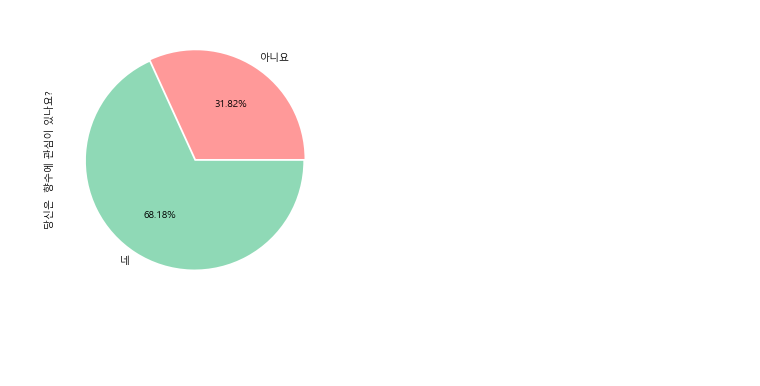
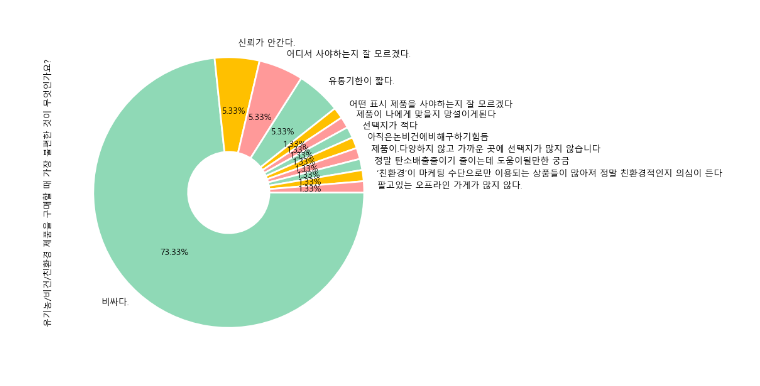
Before and after one commit to JJongSSu/Study, a Jupyter notebook: 01명호/mbti.ipynb, the cells around one changed output. Cells and saved outputs as stored; diff of their text form; code cells hidden in the pictures; blank space fills up the shorter version.

```diff
--- a/01명호/mbti.ipynb
+++ b/01명호/mbti.ipynb
@@ -11,6 +12,6 @@ rc('font',family=font_name)
 import warnings
 warnings.filterwarnings('ignore')
 # %%
-red = pd.read_csv('3조 향수 관련 설문 조사(응답) - 설문지 응답 시트1.csv',sep=',',encoding='utf-8')
+red = pd.read_csv('사업 기초 세우기 - 설문지 응답 시트1.csv',sep=',',encoding='utf-8')
 red
 # %% [output]
@@ -54,3 +31 @@ red.drop(red.index[14])
-# %%
-red.iloc[4,1] = '정지환'
 # %%
@@ -119,3 +50,0 @@ mbti
-# %%
-red.iloc[:,4] = mbti
-red
@@ -140,2 +50,0 @@ red
-# %%
-red.iloc[19,4] = 'intj'
@@ -152,6 +93,7 @@ plt.savefig('mbti.png')
 # %%
-plt.figure(figsize=(5,5))
-red.iloc[:,2].value_counts().plot(kind='pie',autopct='%.2f%%', colors = ['#8fd9b6', '#ff9999'], explode = [0.01,0.01], counterclock=False)
-plt.savefig('qu1.png')
+plt.figure(figsize=(7,7))
+red.iloc[:,3].value_counts().plot(kind='pie', autopct='%.2f%%', colors = ['#8fd9b6', '#ffc000', '#ff9999'],
+                                    wedgeprops={'width': 0.7, 'edgecolor': 'w', 'linewidth': 2}, counterclock=False)
+plt.savefig('qu2.png')
 # %% [output]
-[figure, old version]
+[figure, new version]
```
Also changed, not shown: parts of 13 cells of this notebook, 5 other files.
